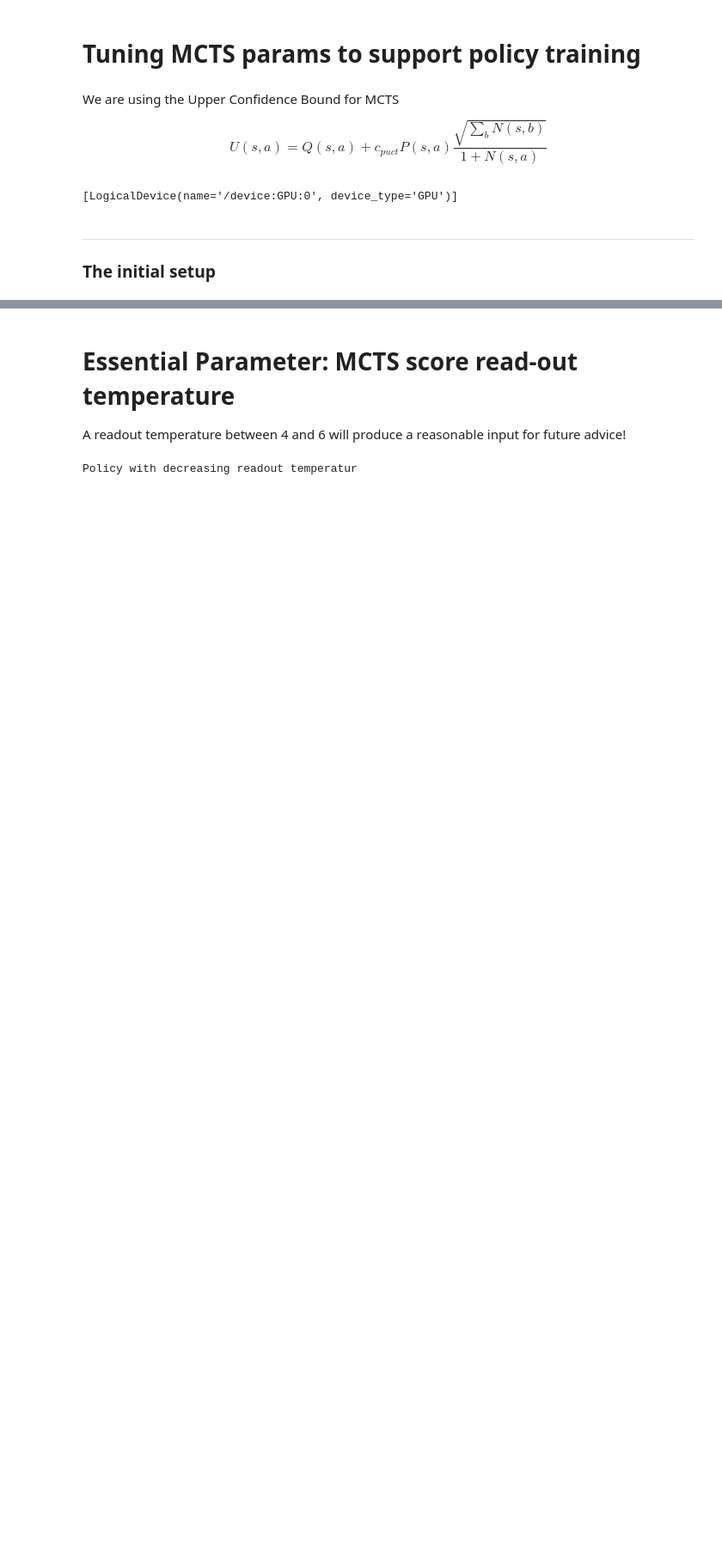
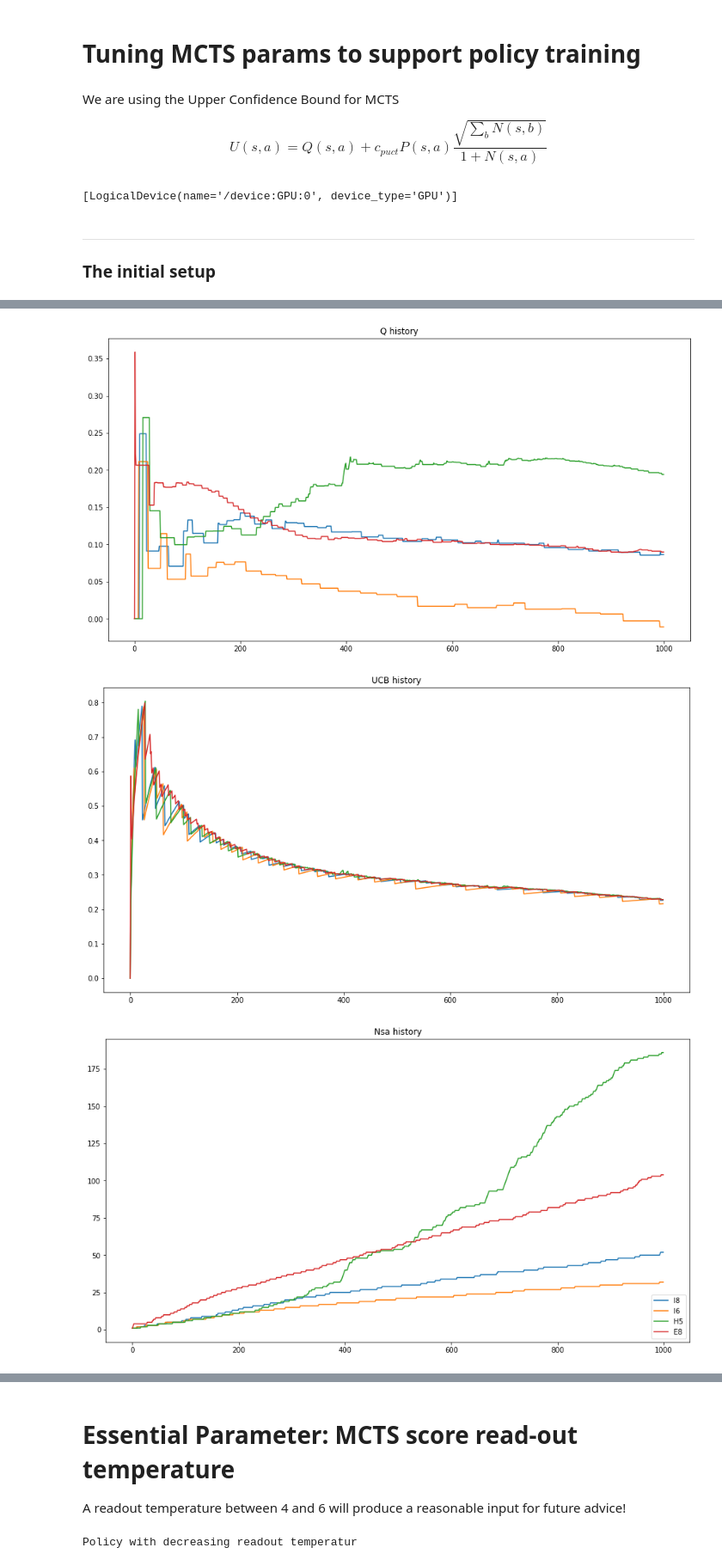
Before and after one commit to Project-Ellie/DeepGomoku, a Jupyter notebook: notebooks/MCTS_Explore_Exploit.ipynb, the cells around one changed output, grey strips where cells are left out. Shown at 86% size. Cells and saved outputs as stored; diff of their text form; code cells hidden in the pictures; blank space fills up the shorter version.

```diff
--- a/notebooks/MCTS_Explore_Exploit.ipynb
+++ b/notebooks/MCTS_Explore_Exploit.ipynb
@@ -87,0 +95,31 @@ Considering 8000 positions:
+# %%
+import matplotlib.pyplot as plt
+def compare(history, *positions):
+
+    x = range(len(history[positions[0]]))
+
+    fig, ax = plt.subplots(figsize=(15, 8))
+    ax.set_title("Q history")
+    for position in positions:
+        q = [u[1] for u in history[position]]
+        ax.plot(x, q, label=str(position))
+
+    fig, ax = plt.subplots(figsize=(15, 8))
+    ax.set_title("UCB history")
+    for position in positions:
+        q = [u[0] for u in history[position]]
+        ax.plot(x, q, label=str(position))
+
+    fig, ax = plt.subplots(figsize=(15, 8))
+    ax.set_title("Nsa history")
+    for position in positions:
+        q = [u[4] for u in history[position]]
+        ax.plot(x, q, label=str(position))
+
+    plt.legend(loc='lower right')
+
+compare(history, I8, I6, H5, E8)
+# %% [output]
+[figure, added]
+[figure, added]
+[figure, added]
```
Also changed, not shown: parts of 14 cells of this notebook, 3 other files.
